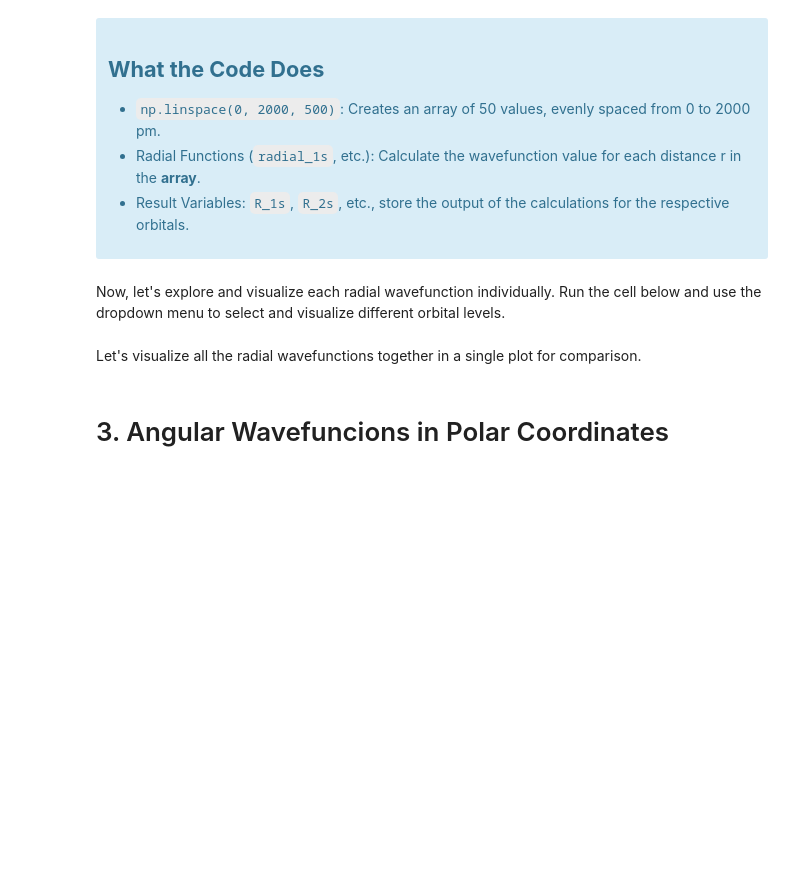
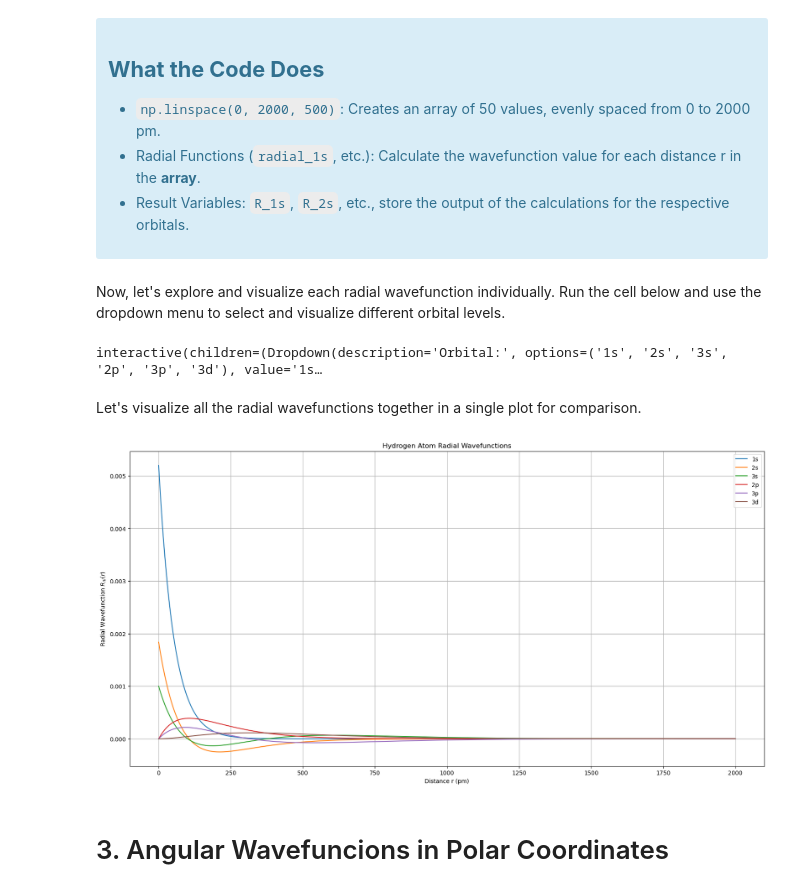
Before and after one commit to ds-modules/ECC-Sp24, a Jupyter notebook: Chemistry/Orbitals_update.ipynb, the cells around one changed output. Saved outputs shown, nothing was run; the diff lists cells and outputs as text; code cells hidden in the pictures; blank space fills up the shorter version.

Commit message:
fix orbitals_update

```diff
--- a/Chemistry/Orbitals_update.ipynb
+++ b/Chemistry/Orbitals_update.ipynb
@@ -196,18 +196,17 @@ Now, let's explore and visualize each radial wavefunction individually. Run the
 ## Run this cell
 # Compute radial wavefunctions
 radial_functions = {
-    "1s": radial_1s(r),
-    "2s": radial_2s(r),
-    "3s": radial_3s(r),
-    "2p": radial_2p(r),
-    "3p": radial_3p(r),
-    "3d": radial_3d(r)
+    "1s": radial_1s(r1),
+    "2s": radial_2s(r1),
+    "3s": radial_3s(r1),
+    "2p": radial_2p(r1),
+    "3p": radial_3p(r1),
+    "3d": radial_3d(r1)
 }
 # Function to plot a radial wavefunction
 def plot_radial(orbital):
     plt.figure(figsize=(8, 6))
-    plt.plot(r, radial_functions[orbital], 'go-')
-    # plt.plot(r, psi_3s, 'go-')
+    plt.plot(r1, radial_functions[orbital], 'go-')
     plt.title(f"Radial Wavefunction: {orbital} Orbital")
     plt.xlabel("Distance from Nucleus (pm)")
     plt.ylabel("Radial Wavefunction $R_{nl}(r)$")
@@ -216,33 +215,37 @@ def plot_radial(orbital):
 
 # Create an interactive dropdown menu
 interact(plot_radial, orbital=widgets.Dropdown(options=radial_functions.keys(), description="Orbital:"));
+# %% [output]
+interactive(children=(Dropdown(description='Orbital:', options=('1s', '2s', '3s', '2p', '3p', '3d'), value='1s…
 # %% [markdown]
 Let's visualize all the radial wavefunctions together in a single plot for comparison.
 # %%
 ## Run this cell
-r = np.linspace(0, 2000, 500)
+r2 = np.linspace(0, 2000, 500)
 # Compute radial wavefunctions
-R_1s = radial_1s(r)
-R_2s = radial_2s(r)
-R_3s = radial_3s(r)
-R_2p = radial_2p(r)
-R_3p = radial_3p(r)
-R_3d = radial_3d(r)
+R_1s = radial_1s(r2)
+R_2s = radial_2s(r2)
+R_3s = radial_3s(r2)
+R_2p = radial_2p(r2)
+R_3p = radial_3p(r2)
+R_3d = radial_3d(r2)
 
 # Plot radial wavefunctions
 plt.figure(figsize=(20, 10))
-plt.plot(r, R_1s, label="1s")
-plt.plot(r, R_2s, label="2s")
-plt.plot(r, R_3s, label="3s")
-plt.plot(r, R_2p, label="2p")
-plt.plot(r, R_3p, label="3p")
-plt.plot(r, R_3d, label="3d")
+plt.plot(r2, R_1s, label="1s")
+plt.plot(r2, R_2s, label="2s")
+plt.plot(r2, R_3s, label="3s")
+plt.plot(r2, R_2p, label="2p")
+plt.plot(r2, R_3p, label="3p")
+plt.plot(r2, R_3d, label="3d")
 plt.xlabel("Distance r (pm)")
 plt.ylabel("Radial Wavefunction $R_{nl}(r)$")
 plt.title("Hydrogen Atom Radial Wavefunctions")
 plt.legend()
 plt.grid()
 plt.show()
+# %% [output]
+[figure, added]
 # %% [markdown]
 # 3. Angular Wavefuncions in Polar Coordinates
 # %% [markdown]
```
Also changed, not shown: parts of 2 cells of this notebook.
